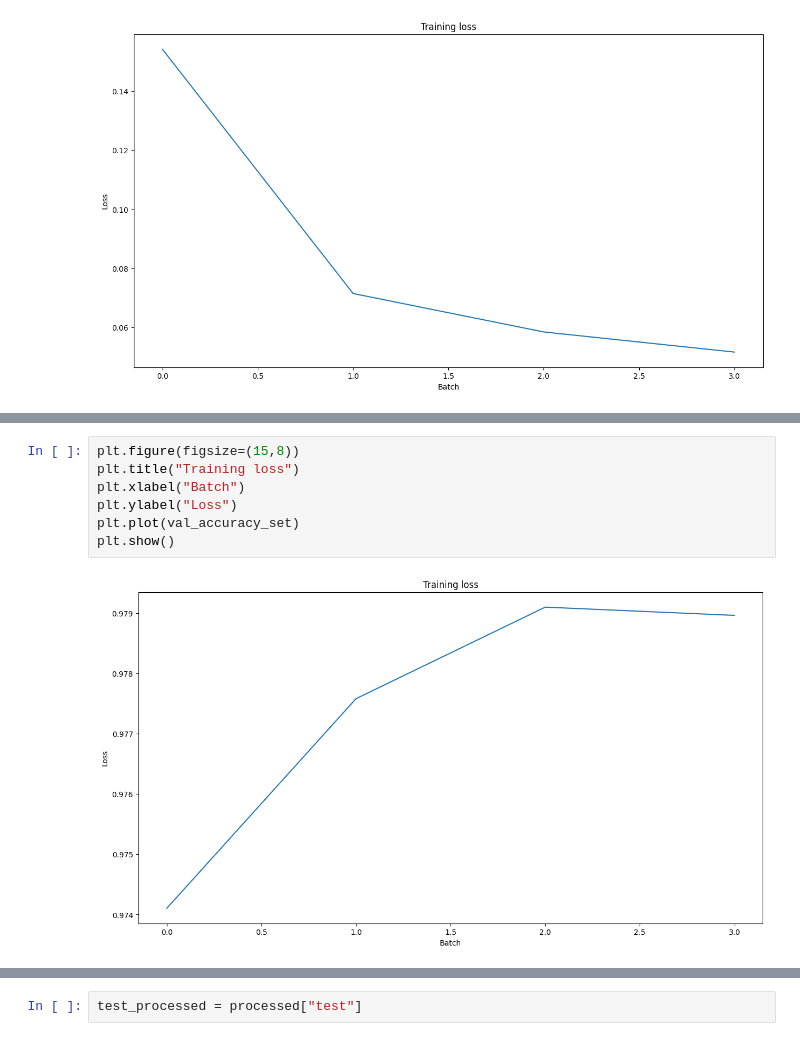
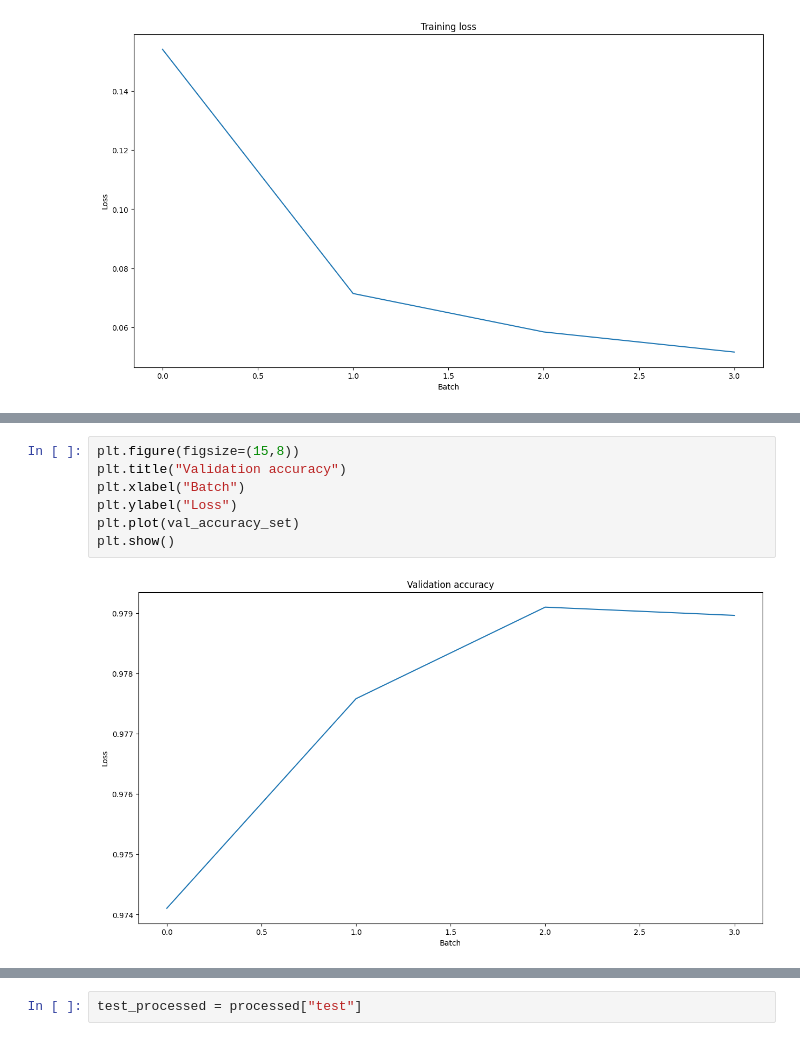
Before and after one commit to exdsgift/NerGuard, a Jupyter notebook: PII_detector.ipynb, the cells around one changed output, grey strips where cells are left out. Drawn from its saved outputs; the diff is of its cells as text.

Commit message:
Fix on test graphs

```diff
--- a/PII_detector.ipynb
+++ b/PII_detector.ipynb
@@ -955,12 +955,12 @@ plt.show()
 [figure]
 # %%
 plt.figure(figsize=(15,8))
-plt.title("Training loss")
+plt.title("Validation accuracy")
 plt.xlabel("Batch")
 plt.ylabel("Loss")
 plt.plot(val_accuracy_set)
 plt.show()
 # %% [output]
-[figure, old version]
+[figure, new version]
 # %%
 plt.figure(figsize=(15,8))
```
Also changed, not shown: parts of 2 cells of this notebook.
